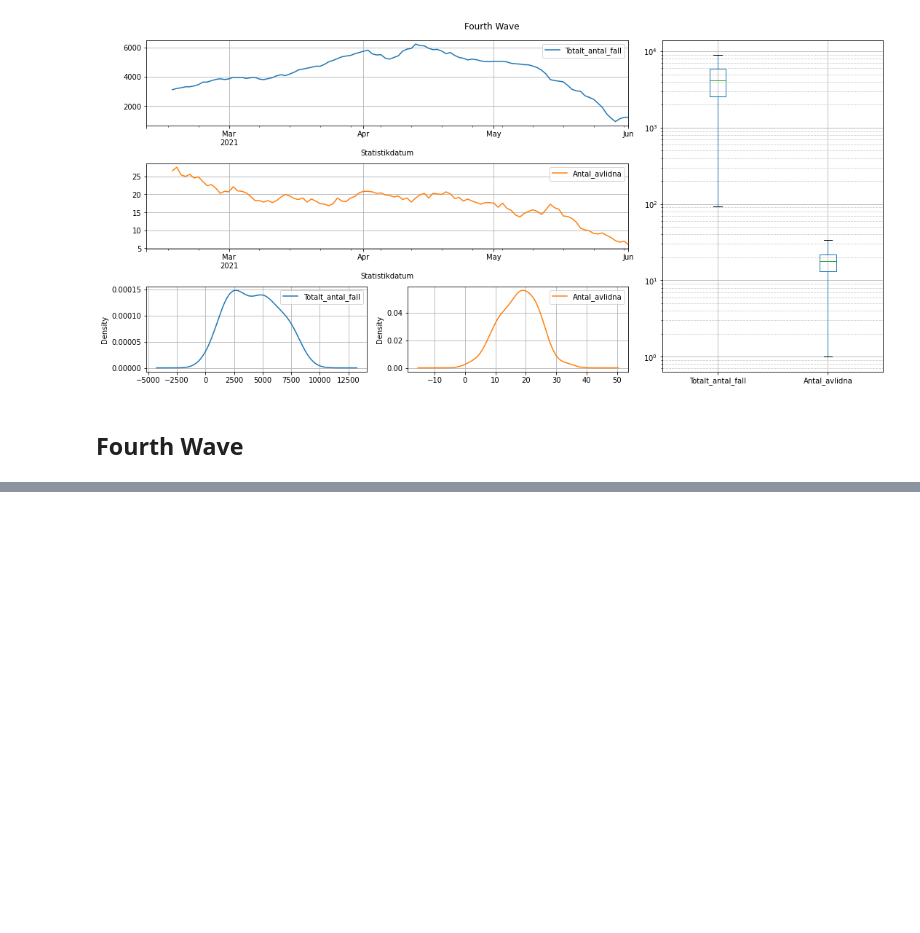
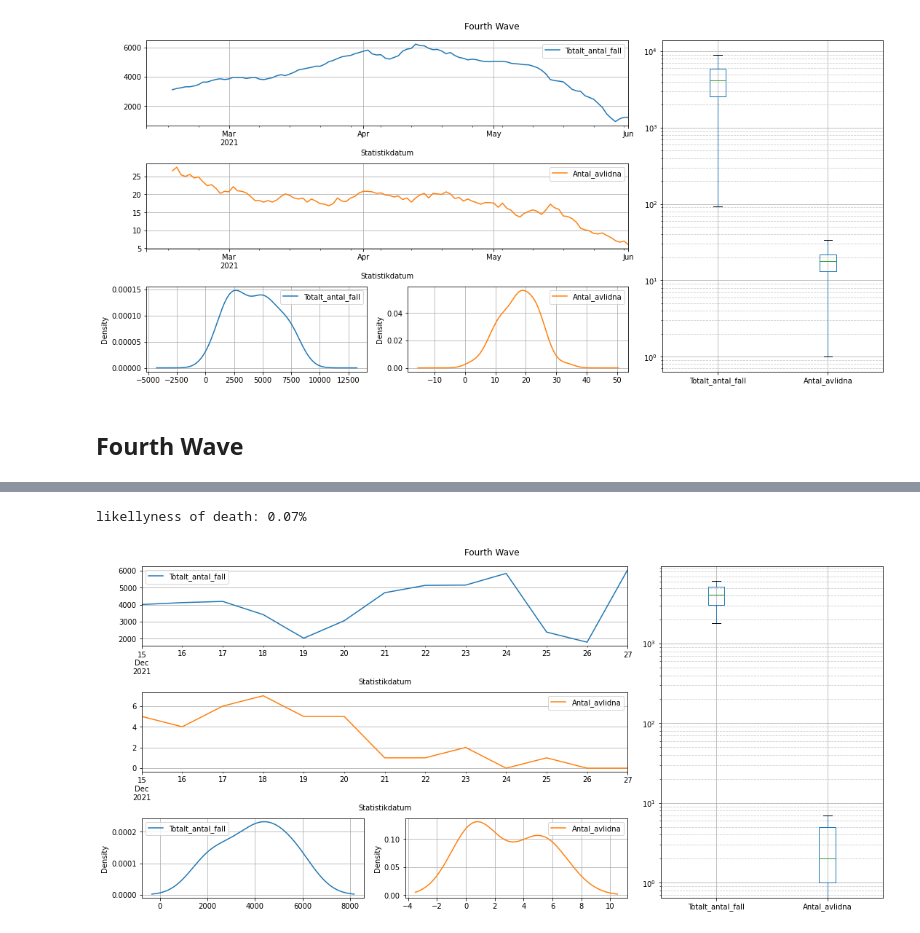
Before and after one commit to Luviz/se_covid_data, a Jupyter notebook: Swe_Covid_data.ipynb, the cells around one changed output, grey strips where cells are left out. Drawn from its saved outputs; the diff is of its cells as text; code cells hidden in the pictures; blank space fills up the shorter version.

```diff
--- a/Swe_Covid_data.ipynb
+++ b/Swe_Covid_data.ipynb
@@ -217,0 +218,7 @@ likellyness of death: 0.13%
+# %%
+from datetime import timedelta
+start, end = datetime.now() - timedelta(days=14), datetime.now()
+draw_data(df, start, end, rolling=1)
+# %% [output]
+likellyness of death: 0.07%
+[figure, added]
```
Also changed, not shown: parts of 10 cells of this notebook.
